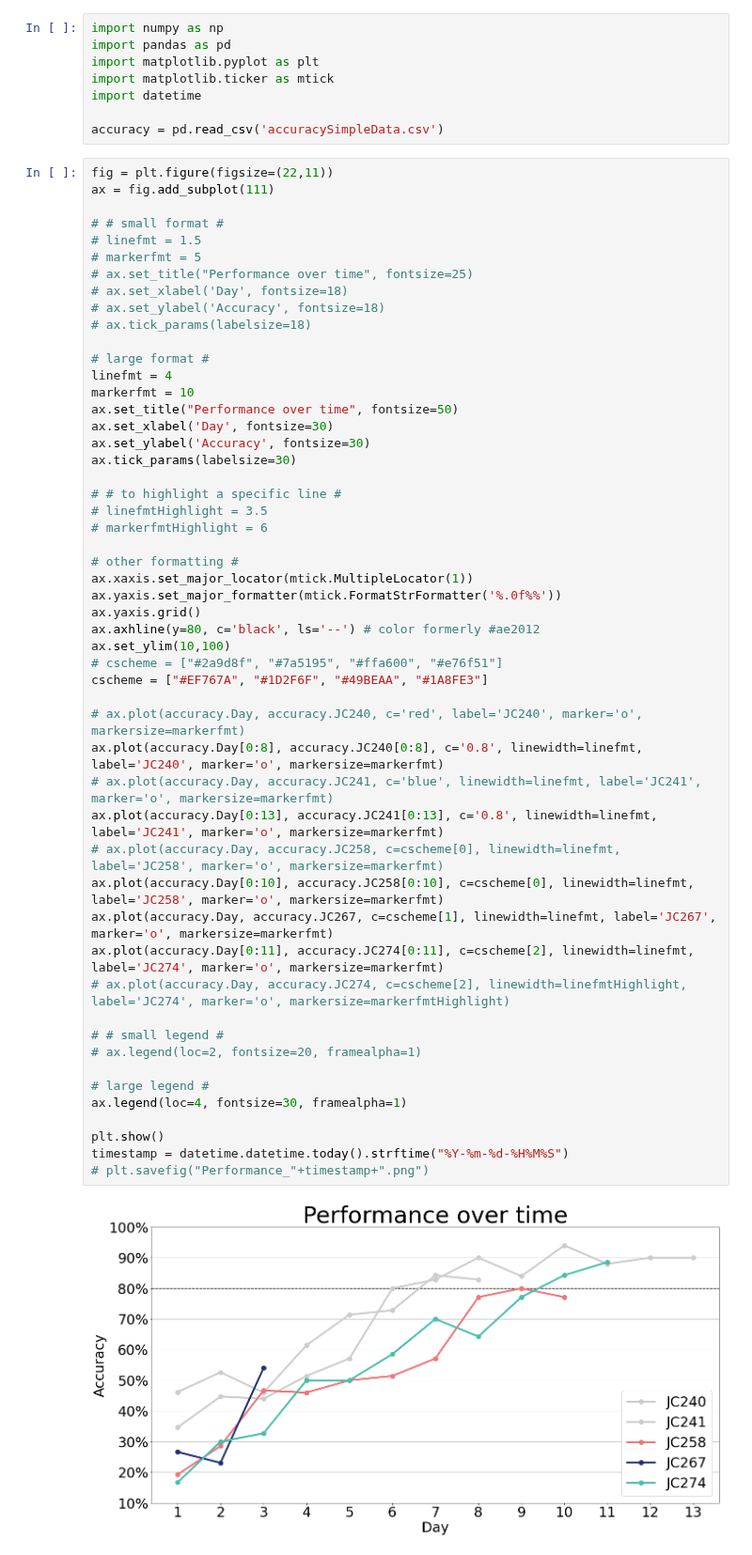
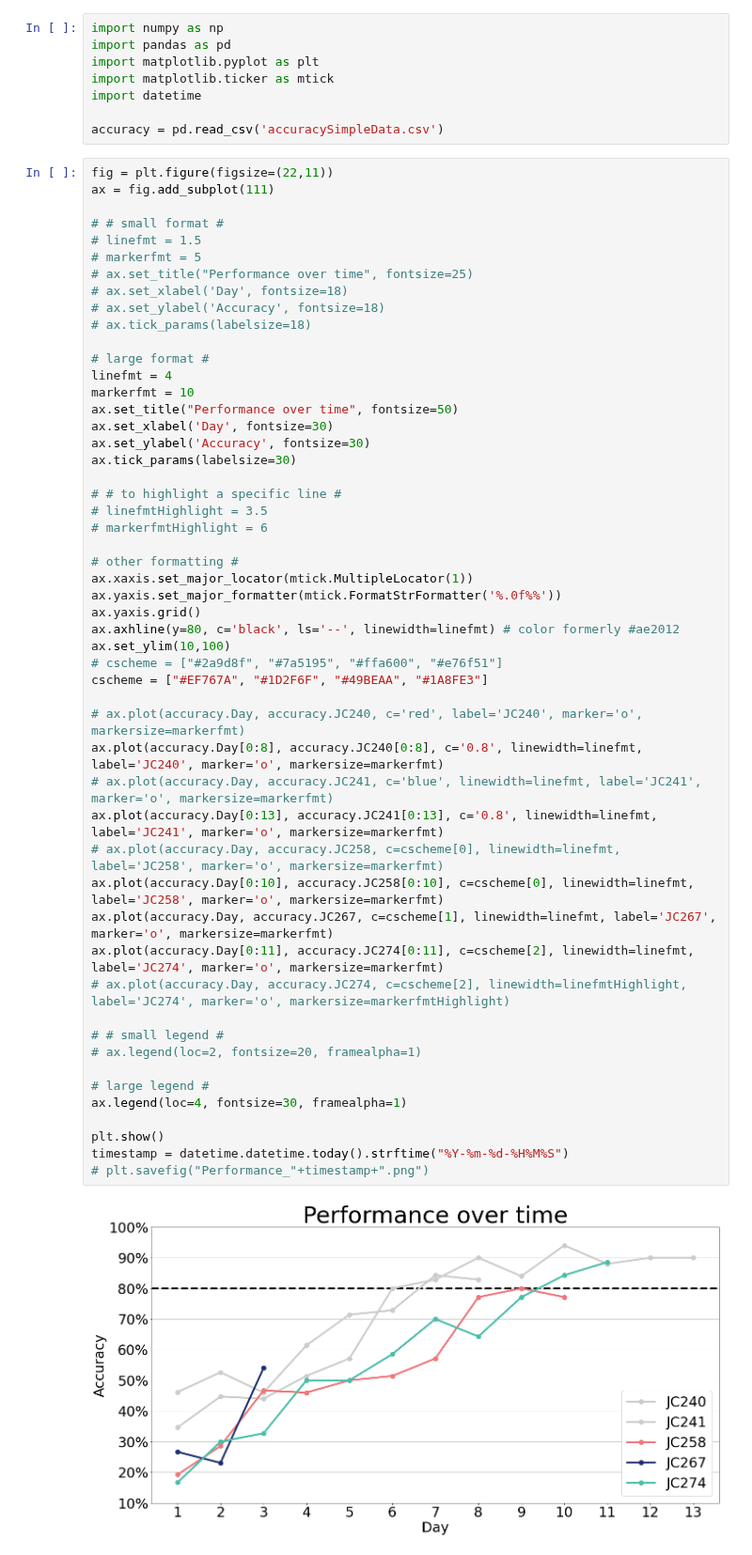
Before and after one commit to shauryagoyall/Andrea-Data, a Jupyter notebook: accuracySimple-v1.ipynb, the cells around one changed output. Shown at 94% size. Saved outputs shown, nothing was run; the diff lists cells and outputs as text.

```diff
--- a/accuracySimple-v1.ipynb
+++ b/accuracySimple-v1.ipynb
@@ -31,32 +31,32 @@ ax.tick_params(labelsize=30)
 # markerfmtHighlight = 6
 
 # other formatting #
 ax.xaxis.set_major_locator(mtick.MultipleLocator(1))
 ax.yaxis.set_major_formatter(mtick.FormatStrFormatter('%.0f%%'))
 ax.yaxis.grid()
-ax.axhline(y=80, c='black', ls='--') # color formerly #ae2012
+ax.axhline(y=80, c='black', ls='--', linewidth=linefmt) # color formerly #ae2012
 ax.set_ylim(10,100)
 # cscheme = ["#2a9d8f", "#7a5195", "#ffa600", "#e76f51"]
 cscheme = ["#EF767A", "#1D2F6F", "#49BEAA", "#1A8FE3"]
 
 # ax.plot(accuracy.Day, accuracy.JC240, c='red', label='JC240', marker='o', markersize=markerfmt)
 ax.plot(accuracy.Day[0:8], accuracy.JC240[0:8], c='0.8', linewidth=linefmt, label='JC240', marker='o', markersize=markerfmt)
 # ax.plot(accuracy.Day, accuracy.JC241, c='blue', linewidth=linefmt, label='JC241', marker='o', markersize=markerfmt)
 ax.plot(accuracy.Day[0:13], accuracy.JC241[0:13], c='0.8', linewidth=linefmt, label='JC241', marker='o', markersize=markerfmt)
 # ax.plot(accuracy.Day, accuracy.JC258, c=cscheme[0], linewidth=linefmt, label='JC258', marker='o', markersize=markerfmt)
 ax.plot(accuracy.Day[0:10], accuracy.JC258[0:10], c=cscheme[0], linewidth=linefmt, label='JC258', marker='o', markersize=markerfmt)
 ax.plot(accuracy.Day, accuracy.JC267, c=cscheme[1], linewidth=linefmt, label='JC267', marker='o', markersize=markerfmt)
 ax.plot(accuracy.Day[0:11], accuracy.JC274[0:11], c=cscheme[2], linewidth=linefmt, label='JC274', marker='o', markersize=markerfmt)
 # ax.plot(accuracy.Day, accuracy.JC274, c=cscheme[2], linewidth=linefmtHighlight, label='JC274', marker='o', markersize=markerfmtHighlight)
 
 # # small legend #
 # ax.legend(loc=2, fontsize=20, framealpha=1)
 
 # large legend #
 ax.legend(loc=4, fontsize=30, framealpha=1)
 
 plt.show()
 timestamp = datetime.datetime.today().strftime("%Y-%m-%d-%H%M%S")
 # plt.savefig("Performance_"+timestamp+".png")
 # %% [output]
-[figure, old version]
+[figure, new version]
```
Also changed, not shown: 3 other files.
